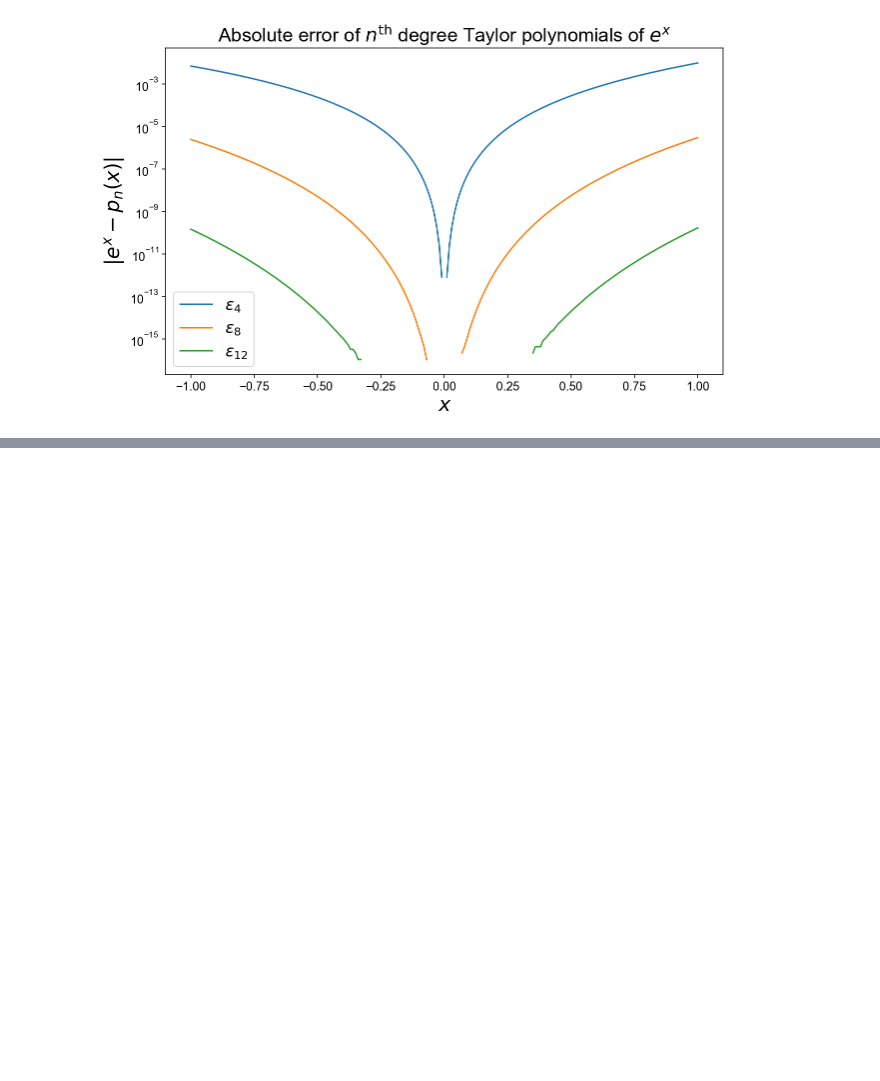
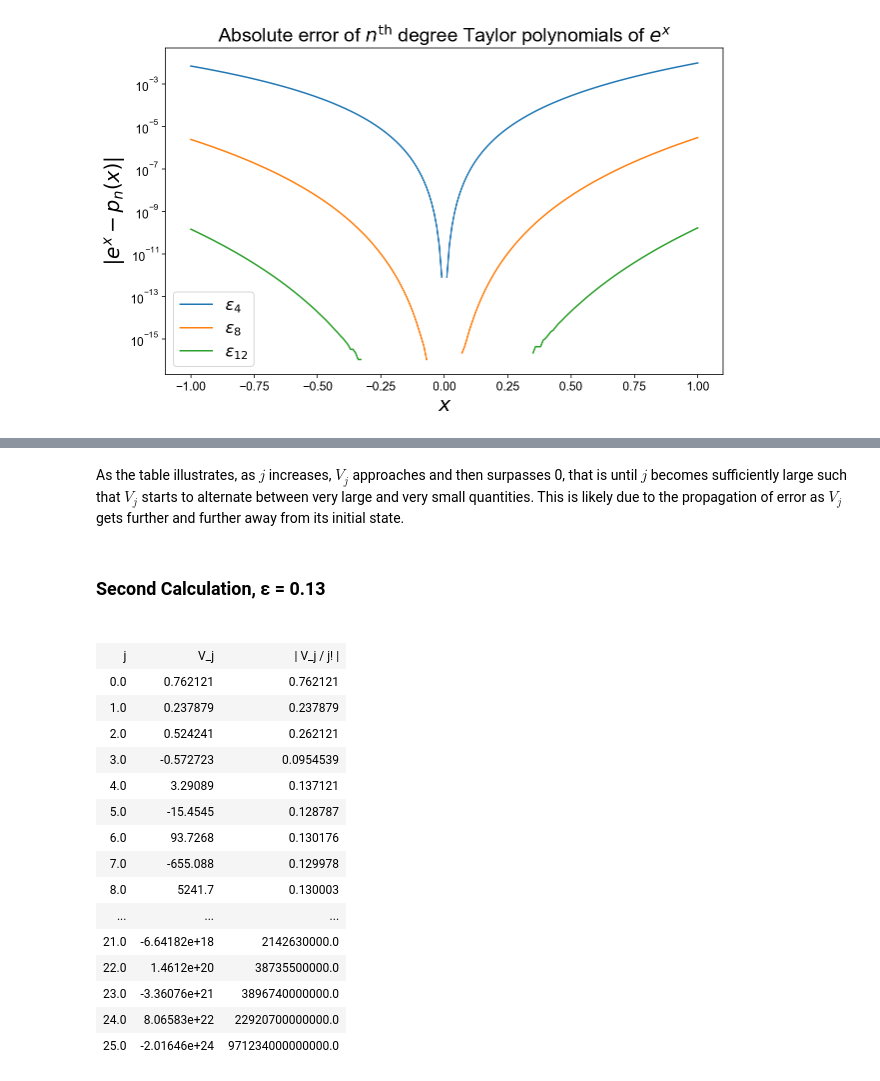
Before and after one commit to andy-rash/MATH3316, a Jupyter notebook: Project1/MATH3316-Project1/doc/RobertRash_MATH3316_Project1.ipynb, the cells around one changed output, grey strips where cells are left out. Drawn from its saved outputs; the diff is of its cells as text; code cells hidden in the pictures; blank space fills up the shorter version.

```diff
--- a/Project1/MATH3316-Project1/doc/RobertRash_MATH3316_Project1.ipynb
+++ b/Project1/MATH3316-Project1/doc/RobertRash_MATH3316_Project1.ipynb
@@ -75,0 +381,3 @@ The plotted results of the error calculations above demonstrate that $p_{12}(1)$
+# %%
+names = [ 'j', 'v', 'e', 'v2_e1', 'v2_e2', 'v2_e3', 'e2_e1', 'e2_e2', 'e2_e3' ]
+data = {name: loadtxt('../res/part3/'+name+'.txt') for name in names}
@@ -75,0 +420,38 @@ The plotted results of the error calculations above demonstrate that $p_{12}(1)$
+# %% [markdown]
+As the table illustrates, as $j$ increases, $V_j$ approaches and then surpasses 0, that is until $j$ becomes sufficiently large such that $V_j$ starts to alternate between very large and very small quantities. This is likely due to the propagation of error as $V_j$ gets further and further away from its initial state.
+# %%
+from IPython.display import (HTML, display)
+
+table = [ data['j'], data['v2_e1'], data['e2_e1'] ]
+
+table[0] = np.hstack(('j', table[0]))
+table[1] = np.hstack(('V_j', table[1]))
+table[2] = np.hstack(('| V_j / j! |', table[2]))
+
+table = zip(*table)
+
+display(HTML('<h3>Second Calculation, &epsilon; = 0.13<h3>'))
+display(HTML(
+    '<table><tr>{}</tr></table>'.format(
+        '</tr><tr>'.join(
+            '<td>{}</td>'.format('</td><td>'.join(str(_) for _ in row)) for row in table)
+        )
+ ))
+# %% [output]
+Second Calculation, ε = 0.13
+| j | V_j | | V_j / j! | |
+| 0.0 | 0.762121 | 0.762121 |
+| 1.0 | 0.237879 | 0.237879 |
+| 2.0 | 0.524241 | 0.262121 |
+| 3.0 | -0.572723 | 0.0954539 |
+| 4.0 | 3.29089 | 0.137121 |
+| 5.0 | -15.4545 | 0.128787 |
+| 6.0 | 93.7268 | 0.130176 |
+| 7.0 | -655.088 | 0.129978 |
+| 8.0 | 5241.7 | 0.130003 |
+| ... | ... | ... |
+| 21.0 | -6.64182e+18 | 2142630000.0 |
+| 22.0 | 1.4612e+20 | 38735500000.0 |
+| 23.0 | -3.36076e+21 | 3896740000000.0 |
+| 24.0 | 8.06583e+22 | 22920700000000.0 |
+| 25.0 | -2.01646e+24 | 971234000000000.0 |
```
Also changed, not shown: parts of 26 cells of this notebook, 10 other files.
